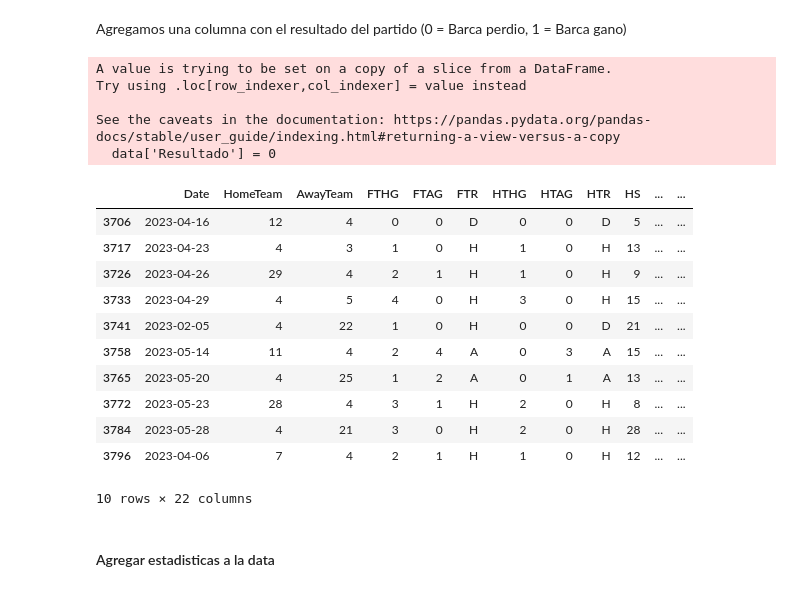
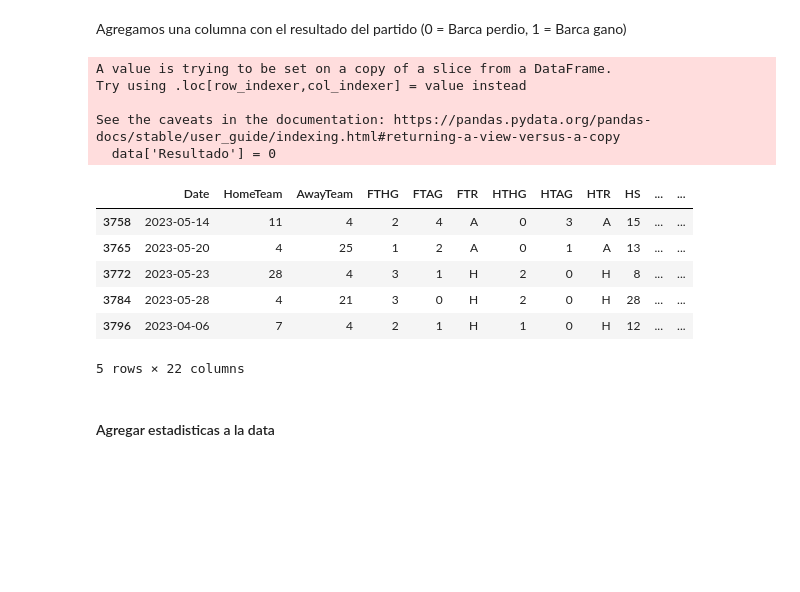
Before and after one commit to javim7/DeepLearning-ProyectoFinal, a Jupyter notebook: modelo5.ipynb, the cells around one changed output. Saved outputs shown, nothing was run; the diff lists cells and outputs as text; code cells hidden in the pictures; blank space fills up the shorter version.

```diff
--- a/modelo5.ipynb
+++ b/modelo5.ipynb
@@ -132,27 +132,22 @@ Agregamos una columna con el resultado del partido (0 = Barca perdio, 1 = Barca
 # %%
 data['Resultado'] = 0
 
 data.loc[(data['HomeTeam'] == barcelona) & (data['FTR'] == 'H'), 'Resultado'] = 1
 data.loc[(data['AwayTeam'] == barcelona) & (data['FTR'] == 'A'), 'Resultado'] = 1
-data.tail(10)
+data.tail()
 # %% [output]
 A value is trying to be set on a copy of a slice from a DataFrame.
 Try using .loc[row_indexer,col_indexer] = value instead
 
 See the caveats in the documentation: https://pandas.pydata.org/pandas-docs/stable/user_guide/indexing.html#returning-a-view-versus-a-copy
   data['Resultado'] = 0
 |  | Date | HomeTeam | AwayTeam | FTHG | FTAG | FTR | HTHG | HTAG | HTR | HS | ... | ... |
-| 3706 | 2023-04-16 | 12 | 4 | 0 | 0 | D | 0 | 0 | D | 5 | ... | ... |
-| 3717 | 2023-04-23 | 4 | 3 | 1 | 0 | H | 1 | 0 | H | 13 | ... | ... |
-| 3726 | 2023-04-26 | 29 | 4 | 2 | 1 | H | 1 | 0 | H | 9 | ... | ... |
-| 3733 | 2023-04-29 | 4 | 5 | 4 | 0 | H | 3 | 0 | H | 15 | ... | ... |
-| 3741 | 2023-02-05 | 4 | 22 | 1 | 0 | H | 0 | 0 | D | 21 | ... | ... |
 | 3758 | 2023-05-14 | 11 | 4 | 2 | 4 | A | 0 | 3 | A | 15 | ... | ... |
 | 3765 | 2023-05-20 | 4 | 25 | 1 | 2 | A | 0 | 1 | A | 13 | ... | ... |
 | 3772 | 2023-05-23 | 28 | 4 | 3 | 1 | H | 2 | 0 | H | 8 | ... | ... |
 | 3784 | 2023-05-28 | 4 | 21 | 3 | 0 | H | 2 | 0 | H | 28 | ... | ... |
 | 3796 | 2023-04-06 | 7 | 4 | 2 | 1 | H | 1 | 0 | H | 12 | ... | ... |
-10 rows × 22 columns
+5 rows × 22 columns
 # %% [markdown]
 #### Agregar estadisticas a la data
 # %% [markdown]
```
Also changed, not shown: parts of 3 cells of this notebook, 7 other files.
